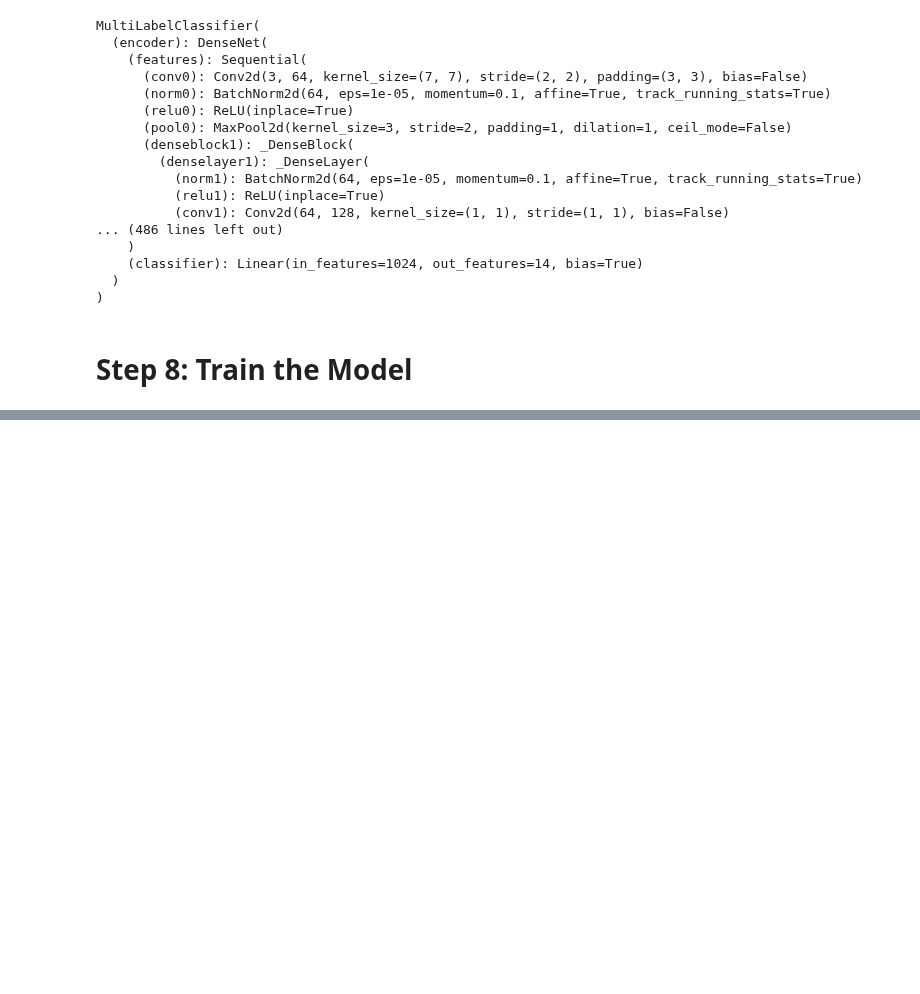
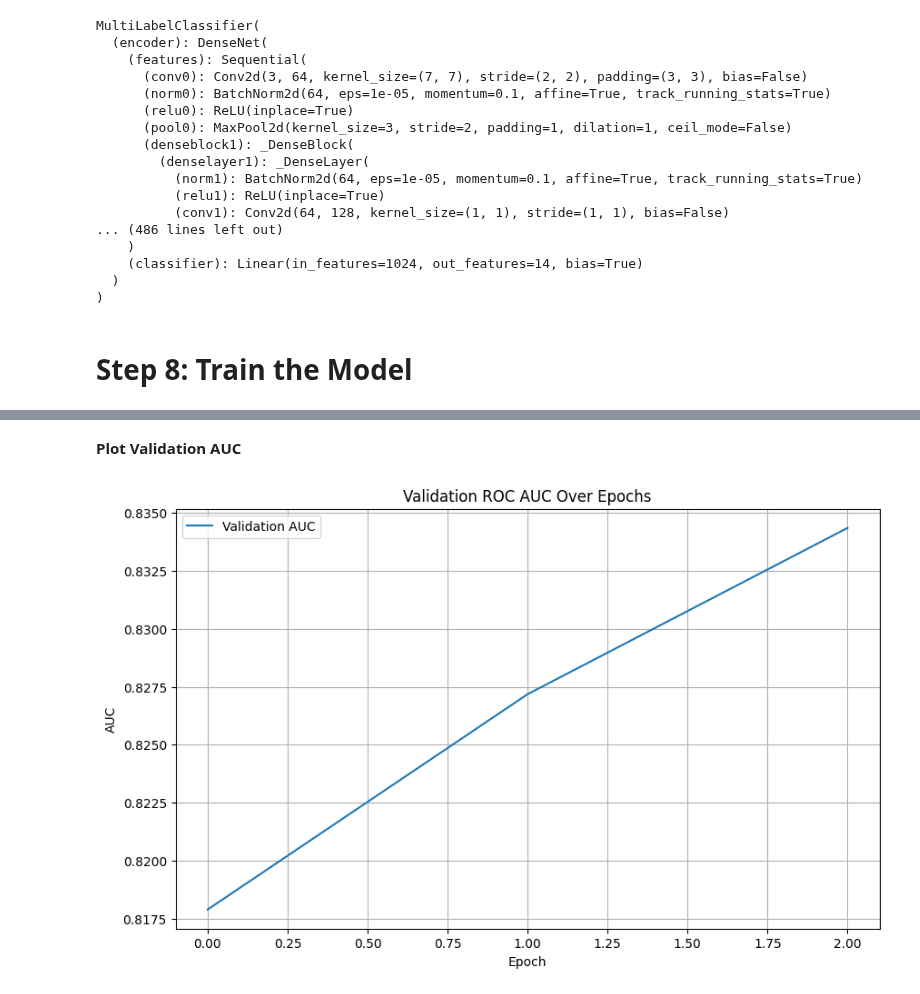
Before and after one commit to bjorneme/master_thesis, a Jupyter notebook: BYOL.ipynb, the cells around one changed output, grey strips where cells are left out. Saved outputs shown, nothing was run; the diff lists cells and outputs as text; code cells hidden in the pictures; blank space fills up the shorter version.

```diff
--- a/BYOL.ipynb
+++ b/BYOL.ipynb
@@ -552,0 +675,13 @@ KeyboardInterrupt:
+# %% [markdown]
+**Plot Validation AUC**
+# %%
+plt.figure(figsize=(10, 6))
+plt.plot(val_aucs, label='Validation AUC')
+plt.xlabel('Epoch')
+plt.ylabel('AUC')
+plt.title('Validation ROC AUC Over Epochs')
+plt.legend()
+plt.grid(True)
+plt.show()
+# %% [output]
+[figure, added]
```
Also changed, not shown: parts of 11 cells of this notebook.
